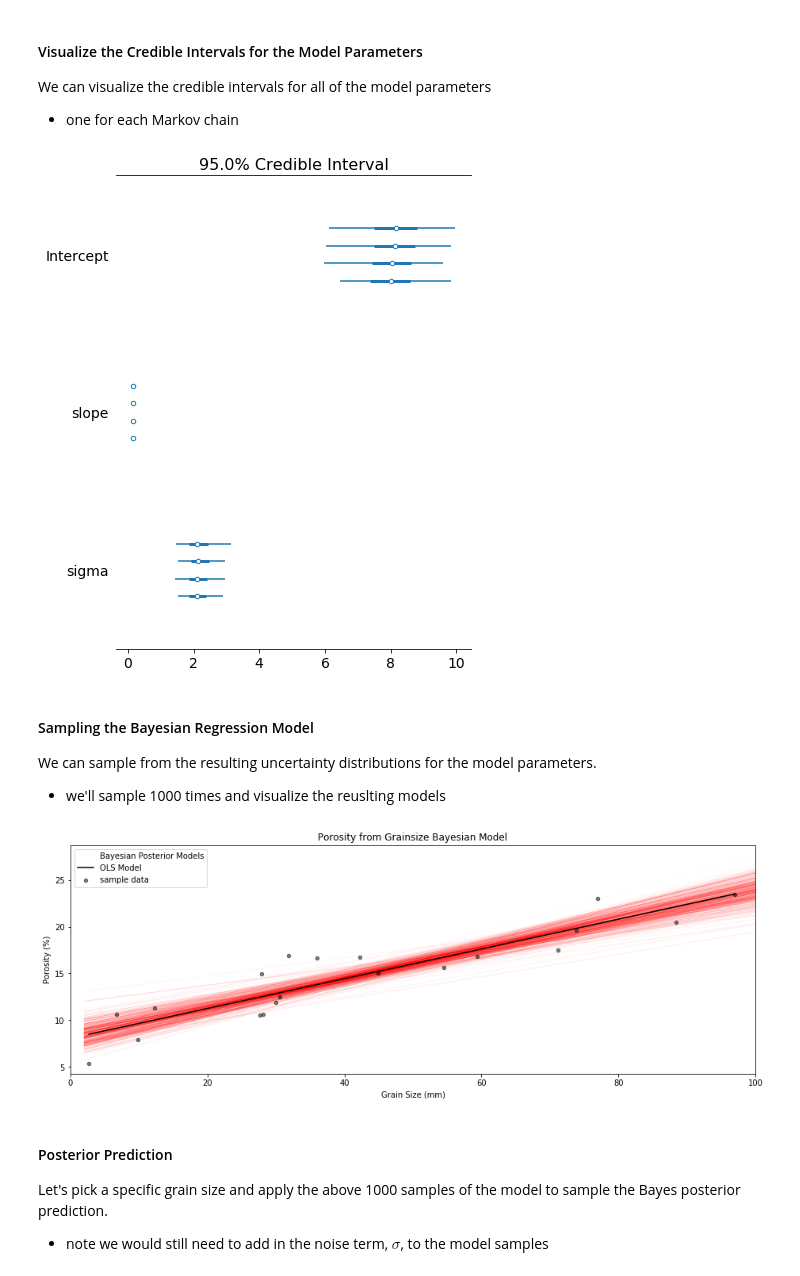
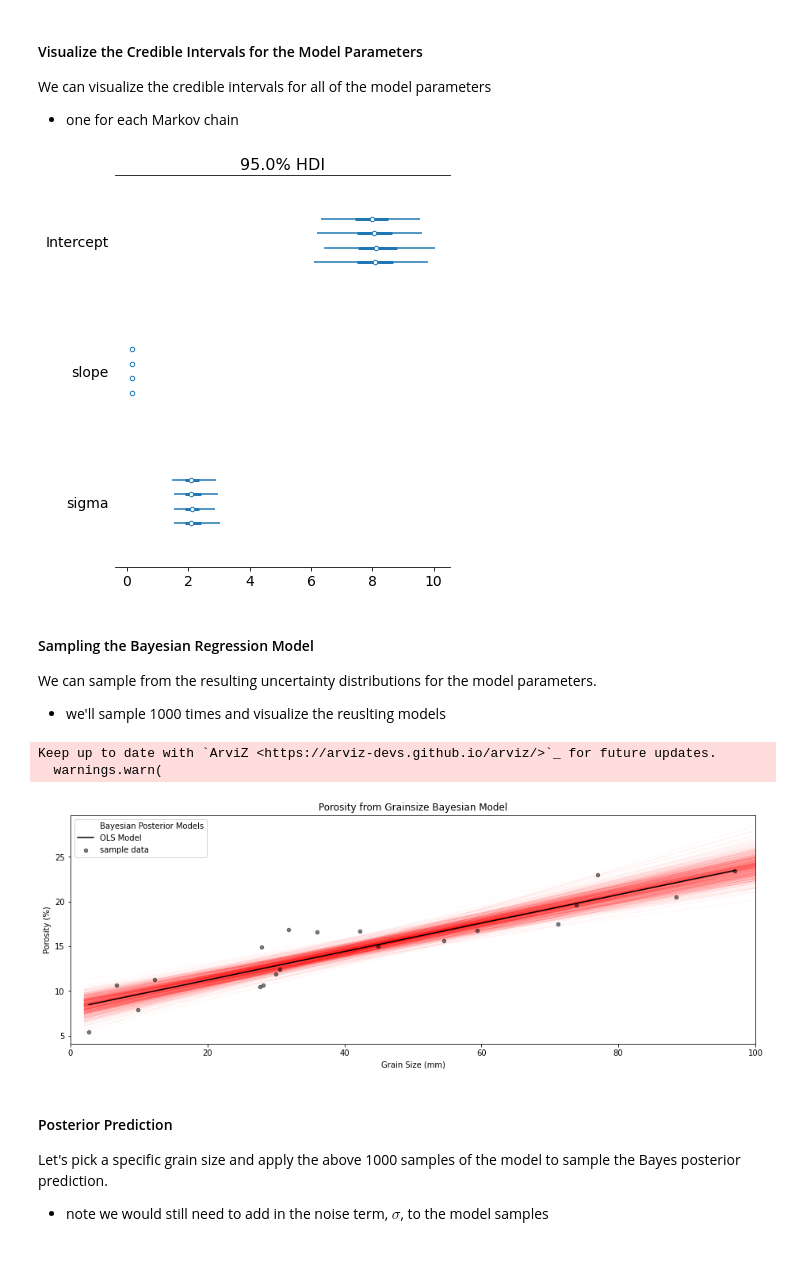
Before and after one commit to GeostatsGuy/PythonNumericalDemos, a Jupyter notebook: SubsurfaceDataAnalytics_BayesianRegression.ipynb, the cells around one changed output. Drawn from its saved outputs; the diff is of its cells as text; code cells hidden in the pictures.

```diff
--- a/SubsurfaceDataAnalytics_BayesianRegression.ipynb
+++ b/SubsurfaceDataAnalytics_BayesianRegression.ipynb
@@ -193,7 +201,7 @@ with pm.Model() as linear_all_data:
     step = pm.NUTS(target_accept = 0.95) # use the No-U-Turn Sampler (NUTS) for Markov Chains Monte Carlo MCMC, addaptive step size
 
     # Posterior distribution
-    linear_trace_all_data = pm.sample(draws = 500, tune = 500, step = step, random_seed = seed)
+    linear_trace_all_data = pm.sample(draws = 500, tune = 500, step = step, random_seed = seed, return_inferencedata = True)
     #linear_trace_all_data = pm.sample(draws = 500, tune = 500, step = step, random_seed = seed,discard_tuned_samples = False)
 # %% [output]
 Multiprocess sampling (4 chains in 4 jobs)
@@ -266,10 +285,11 @@ We can visualize the credible intervals for all of the model parameters
 
 * one for each Markov chain
 # %%
-pm.forestplot(linear_trace_all_data, credible_interval = 0.95)
+with linear_all_data:
+    pm.forestplot(linear_trace_all_data, hdi_prob = 0.95)
 plt.show()
 # %% [output]
-[figure, old version]
+[figure, new version]
 # %% [markdown]
 #### Sampling the Bayesian Regression Model
 
@@ -287,7 +307,9 @@ plt.subplots_adjust(left=0.0, bottom=0.0, right=2.0, top=1.0, wspace=0.2, hspace
 plt.legend()
 plt.show()
 # %% [output]
+Keep up to date with `ArviZ <https://arviz-devs.github.io/arviz/>`_ for future updates.
+  warnings.warn(
-[figure, old version]
+[figure, new version]
 # %% [markdown]
 #### Posterior Prediction
 
```
Also changed, not shown: parts of 9 cells of this notebook.
